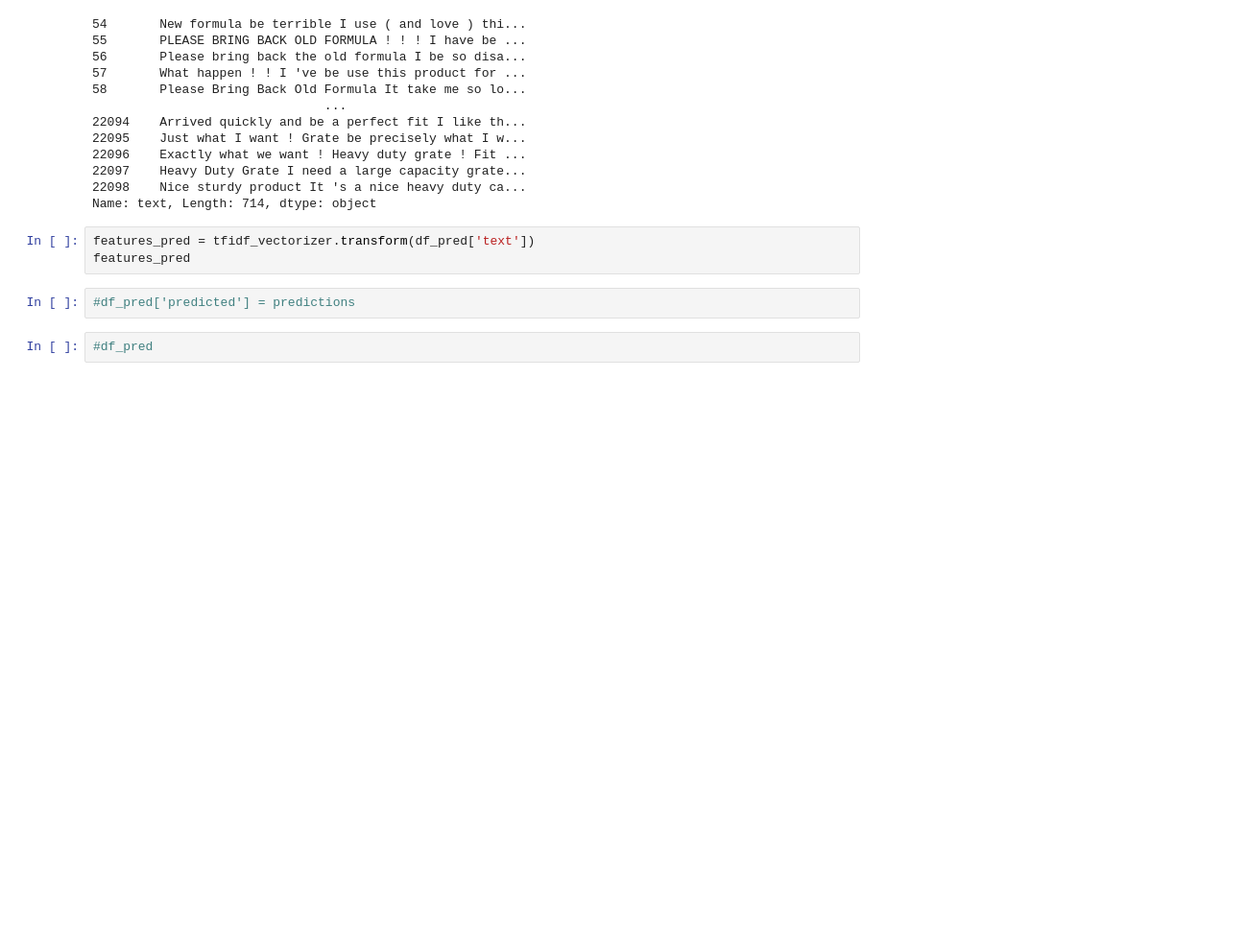
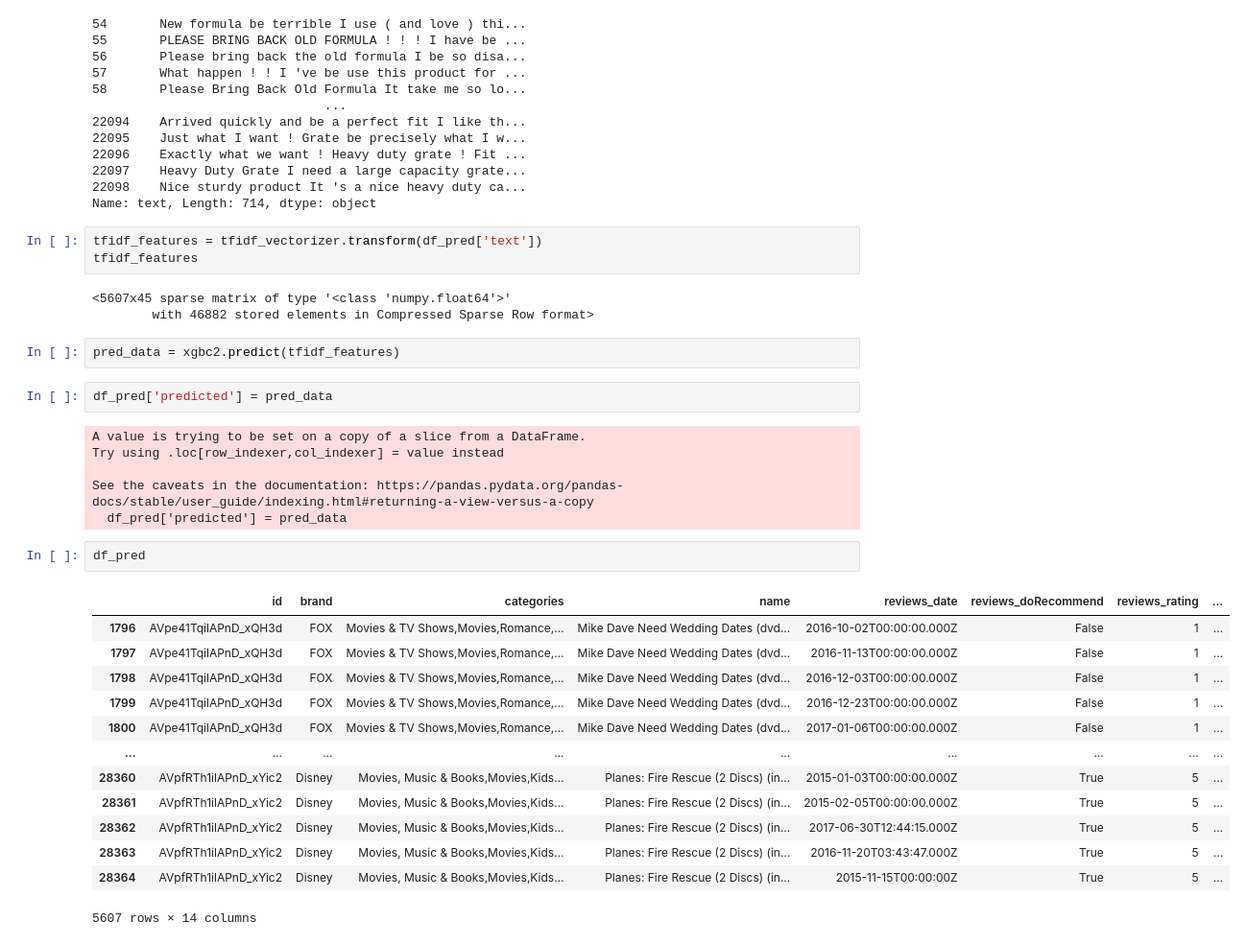
Before and after one commit to yogeshankolekar/Sentiment_Based_Product_Recommendation_Analysis, a Jupyter notebook: Sentiment_Based_Product_Recommendation_Analysis_Yogesh_Ankolekar.ipynb, the cells around one changed output. Shown at 96% size. Cells and saved outputs as stored; diff of their text form; blank space fills up the shorter version.

```diff
--- a/Sentiment_Based_Product_Recommendation_Analysis_Yogesh_Ankolekar.ipynb
+++ b/Sentiment_Based_Product_Recommendation_Analysis_Yogesh_Ankolekar.ipynb
@@ -2237,9 +2237,34 @@ df_pred['text']
 22098    Nice sturdy product It 's a nice heavy duty ca...
 Name: text, Length: 714, dtype: object
 # %%
-features_pred = tfidf_vectorizer.transform(df_pred['text'])
-features_pred
+tfidf_features = tfidf_vectorizer.transform(df_pred['text'])
+tfidf_features
+# %% [output]
+<5607x45 sparse matrix of type '<class 'numpy.float64'>'
+        with 46882 stored elements in Compressed Sparse Row format>
+# %%
+pred_data = xgbc2.predict(tfidf_features)
 # %%
-#df_pred['predicted'] = predictions
+df_pred['predicted'] = pred_data
+# %% [output]
+A value is trying to be set on a copy of a slice from a DataFrame.
+Try using .loc[row_indexer,col_indexer] = value instead
+
+See the caveats in the documentation: https://pandas.pydata.org/pandas-docs/stable/user_guide/indexing.html#returning-a-view-versus-a-copy
+  df_pred['predicted'] = pred_data
 # %%
-#df_pred
+df_pred
+# %% [output]
+|  | id | brand | categories | name | reviews_date | reviews_doRecommend | reviews_rating | ... |
+| 1796 | AVpe41TqilAPnD_xQH3d | FOX | Movies & TV Shows,Movies,Romance,... | Mike Dave Need Wedding Dates (dvd... | 2016-10-02T00:00:00.000Z | False | 1 | ... |
+| 1797 | AVpe41TqilAPnD_xQH3d | FOX | Movies & TV Shows,Movies,Romance,... | Mike Dave Need Wedding Dates (dvd... | 2016-11-13T00:00:00.000Z | False | 1 | ... |
+| 1798 | AVpe41TqilAPnD_xQH3d | FOX | Movies & TV Shows,Movies,Romance,... | Mike Dave Need Wedding Dates (dvd... | 2016-12-03T00:00:00.000Z | False | 1 | ... |
+| 1799 | AVpe41TqilAPnD_xQH3d | FOX | Movies & TV Shows,Movies,Romance,... | Mike Dave Need Wedding Dates (dvd... | 2016-12-23T00:00:00.000Z | False | 1 | ... |
+| 1800 | AVpe41TqilAPnD_xQH3d | FOX | Movies & TV Shows,Movies,Romance,... | Mike Dave Need Wedding Dates (dvd... | 2017-01-06T00:00:00.000Z | False | 1 | ... |
+| ... | ... | ... | ... | ... | ... | ... | ... | ... |
+| 28360 | AVpfRTh1ilAPnD_xYic2 | Disney | Movies, Music & Books,Movies,Kids... | Planes: Fire Rescue (2 Discs) (in... | 2015-01-03T00:00:00.000Z | True | 5 | ... |
+| 28361 | AVpfRTh1ilAPnD_xYic2 | Disney | Movies, Music & Books,Movies,Kids... | Planes: Fire Rescue (2 Discs) (in... | 2015-02-05T00:00:00.000Z | True | 5 | ... |
+| 28362 | AVpfRTh1ilAPnD_xYic2 | Disney | Movies, Music & Books,Movies,Kids... | Planes: Fire Rescue (2 Discs) (in... | 2017-06-30T12:44:15.000Z | True | 5 | ... |
+| 28363 | AVpfRTh1ilAPnD_xYic2 | Disney | Movies, Music & Books,Movies,Kids... | Planes: Fire Rescue (2 Discs) (in... | 2016-11-20T03:43:47.000Z | True | 5 | ... |
+| 28364 | AVpfRTh1ilAPnD_xYic2 | Disney | Movies, Music & Books,Movies,Kids... | Planes: Fire Rescue (2 Discs) (in... | 2015-11-15T00:00:00Z | True | 5 | ... |
+5607 rows × 14 columns
```
Also changed, not shown: parts of 7 cells of this notebook.
